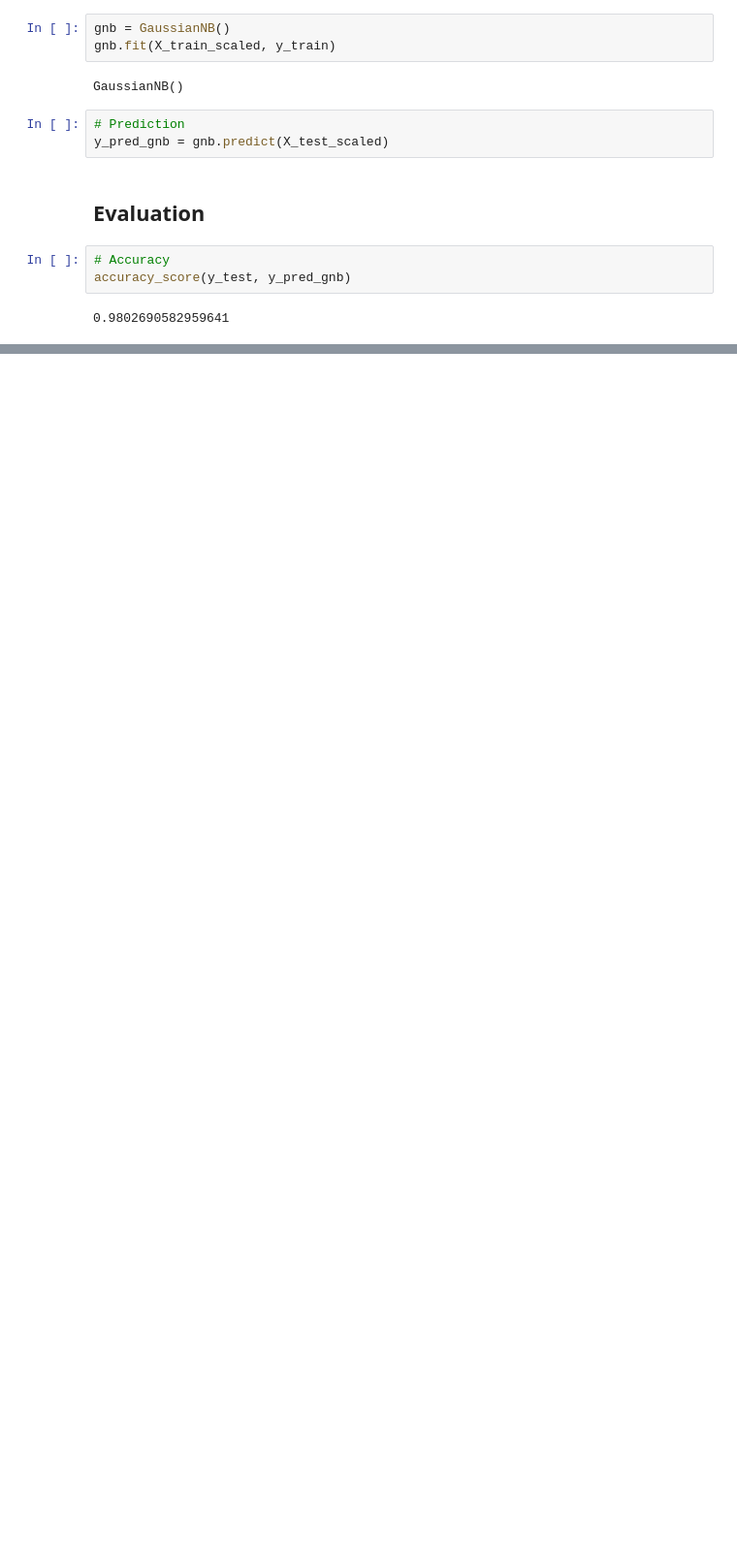
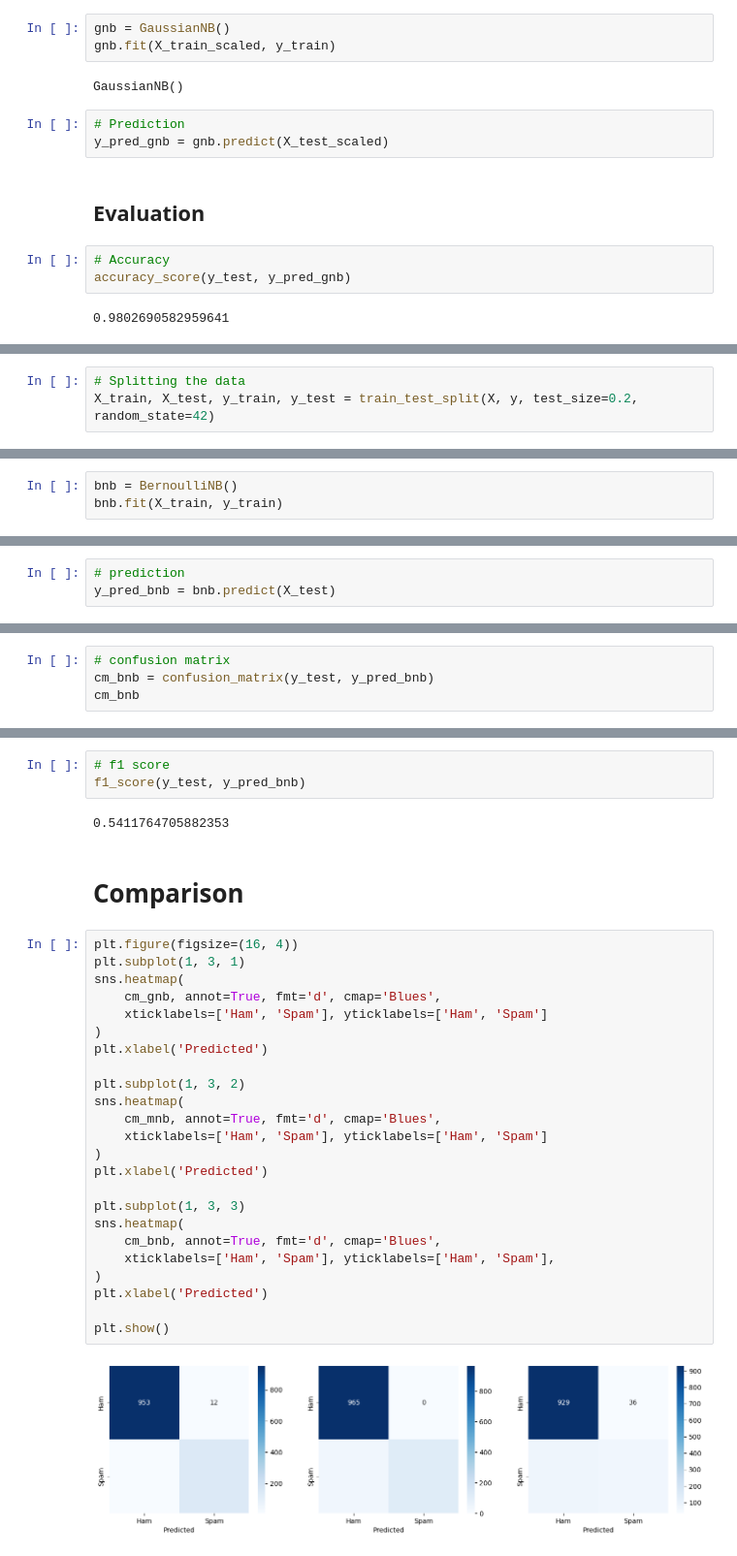
Before and after one commit to akashgardas/Machine-Learning, a Jupyter notebook: Naive Bayes/spam_dataset.ipynb, the cells around one changed output, grey strips where cells are left out. Shown at 97% size. Cells and saved outputs as stored; diff of their text form; blank space fills up the shorter version.

Commit message:
Naive Bayes Classifiers on spam dataset

```diff
--- a/Naive Bayes/spam_dataset.ipynb
+++ b/Naive Bayes/spam_dataset.ipynb
@@ -96,0 +184,3 @@ classification_report(y_test, y_pred)
+# %%
+# Splitting the data
+X_train, X_test, y_train, y_test = train_test_split(X, y, test_size=0.2, random_state=42)
@@ -96,0 +189,3 @@ classification_report(y_test, y_pred)
+# %%
+bnb = BernoulliNB()
+bnb.fit(X_train, y_train)
@@ -96,0 +194,3 @@ classification_report(y_test, y_pred)
+# %%
+# prediction
+y_pred_bnb = bnb.predict(X_test)
@@ -96,0 +204,4 @@ classification_report(y_test, y_pred)
+# %%
+# confusion matrix
+cm_bnb = confusion_matrix(y_test, y_pred_bnb)
+cm_bnb
@@ -96,0 +223,34 @@ classification_report(y_test, y_pred)
+# %%
+# f1 score
+f1_score(y_test, y_pred_bnb)
+# %% [output]
+0.5411764705882353
+# %% [markdown]
+
+# Comparison
+# %%
+plt.figure(figsize=(16, 4))
+plt.subplot(1, 3, 1)
+sns.heatmap(
+    cm_gnb, annot=True, fmt='d', cmap='Blues',
+    xticklabels=['Ham', 'Spam'], yticklabels=['Ham', 'Spam']
+)
+plt.xlabel('Predicted')
+
+plt.subplot(1, 3, 2)
+sns.heatmap(
+    cm_mnb, annot=True, fmt='d', cmap='Blues',
+    xticklabels=['Ham', 'Spam'], yticklabels=['Ham', 'Spam']
+)
+plt.xlabel('Predicted')
+
+plt.subplot(1, 3, 3)
+sns.heatmap(
+    cm_bnb, annot=True, fmt='d', cmap='Blues',
+    xticklabels=['Ham', 'Spam'], yticklabels=['Ham', 'Spam'],
+)
+plt.xlabel('Predicted')
+
+plt.show()
+# %% [output]
+[figure, added]
```
Also changed, not shown: parts of 29 cells of this notebook.
